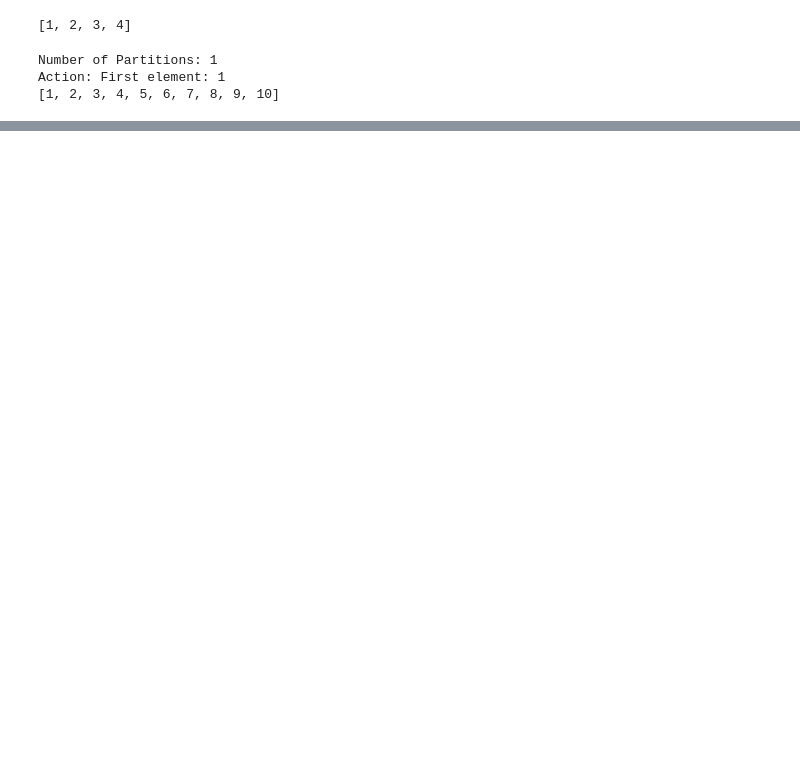
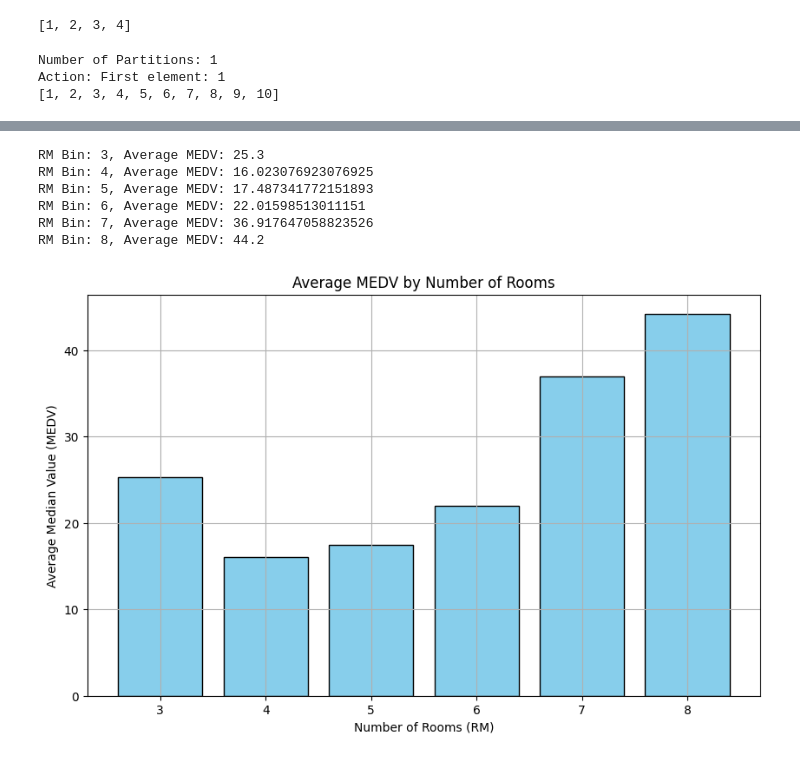
Before and after one commit to getpratikmistry/ALY6110Module2, a Jupyter notebook: Colab_PySpark_Module2_Demo_Class.ipynb, the cells around one changed output, grey strips where cells are left out. Cells and saved outputs as stored; diff of their text form; code cells hidden in the pictures; blank space fills up the shorter version.

```diff
--- a/Colab_PySpark_Module2_Demo_Class.ipynb
+++ b/Colab_PySpark_Module2_Demo_Class.ipynb
@@ -85,0 +76,5 @@ FileNotFoundError: [Errno 2] No such file or directory: 'BostonHousing.csv'
+# %%
+import pandas as pd
+
+#dataset_raw = pd.read_csv('/gdrive/MyDrive/Colab Notebooks/BostonHousing.csv')
+df = spark.read.csv('/gdrive/MyDrive/Colab Notebooks/BostonHousing.csv', sep=',', inferSchema=True, header=True)
@@ -86,3 +105,43 @@ FileNotFoundError: [Errno 2] No such file or directory: 'BostonHousing.csv'
+# %%
+def mapper(row):
+    rm_bin = int(row['rm'])
+    return (rm_bin, (row['medv'], 1))
+
+def reducer(accum, value):
+    medv_sum, count = accum
+    medv, one = value
+    return (medv_sum + medv, count + 1)
+# %%
+mapped_rdd = rdd.map(mapper)
+reduced_rdd = mapped_rdd.reduceByKey(reducer)
+average_medv_rdd = reduced_rdd.mapValues(lambda x: x[0] / x[1])
+results = average_medv_rdd.collect()
+results = sorted(results)
+# %%
+for rm_bin, avg_medv in results:
+    print(f"RM Bin: {rm_bin}, Average MEDV: {avg_medv}")
+# %% [output]
+RM Bin: 3, Average MEDV: 25.3
+RM Bin: 4, Average MEDV: 16.023076923076925
+RM Bin: 5, Average MEDV: 17.487341772151893
+RM Bin: 6, Average MEDV: 22.01598513011151
+RM Bin: 7, Average MEDV: 36.917647058823526
+RM Bin: 8, Average MEDV: 44.2
+# %%
+bins = [x[0] for x in results]
+avg_medv_values = [x[1] for x in results]
+# %%
+#chart
+plt.figure(figsize=(10, 6))
+plt.bar(bins, avg_medv_values, color='skyblue', edgecolor='black')
+plt.xlabel('Number of Rooms (RM)')
+plt.ylabel('Average Median Value (MEDV)')
+plt.title('Average MEDV by Number of Rooms')
+plt.xticks(bins)
+plt.grid(True)
+plt.show()
+# %% [output]
+[figure, added]
 # %%
 sc.stop()
 # %%
```
Also changed, not shown: parts of 12 cells of this notebook.
